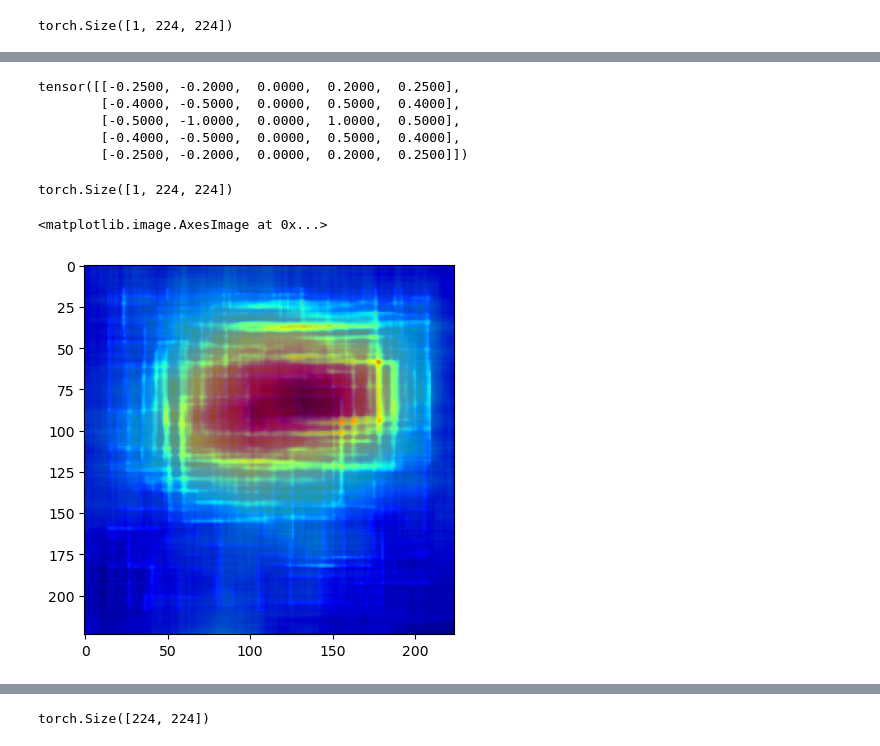
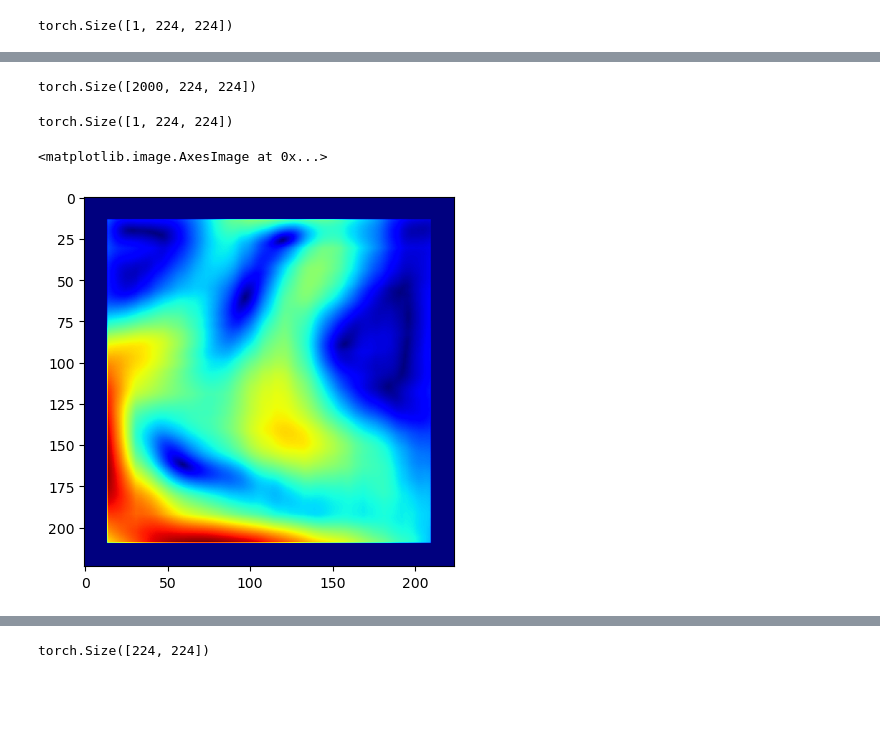
Before and after one commit to zivwhd/saliency, a Jupyter notebook: notebooks/pground.ipynb, the cells around one changed output, grey strips where cells are left out. Cells and saved outputs as stored; diff of their text form; code cells hidden in the pictures; blank space fills up the shorter version.

```diff
--- a/notebooks/pground.ipynb
+++ b/notebooks/pground.ipynb
@@ -142,28 +171,9 @@ showsal(sal[0].cpu(), img)
 # %%
 all_masks = torch.concat(simp.all_masks)
+
 all_masks.shape
-
-sobel_size=63
-ndist = 31
+# %% [output]
+torch.Size([2000, 224, 224])
-# %%
-## Prewitt Sobel and Scharr gradient 5x5 convolution matrices
-## Expansion and implementation of a 3x3 soble
-def gsobel(K):
-    arng = torch.arange(K, dtype=torch.float32)
-    offs = arng-arng.mean()
-    dist = offs.abs()
-    return torch.nan_to_num(offs / (dist.unsqueeze(0)**2 +  dist.unsqueeze(1)**2),0)
-
-sblx = gsobel(sobel_size)
-sblx = gsobel(5)
-sbly = sblx.transpose(0,1)
-sblx
-# %% [output]
-tensor([[-0.2500, -0.2000,  0.0000,  0.2000,  0.2500],
-        [-0.4000, -0.5000,  0.0000,  0.5000,  0.4000],
-        [-0.5000, -1.0000,  0.0000,  1.0000,  0.5000],
-        [-0.4000, -0.5000,  0.0000,  0.5000,  0.4000],
-        [-0.2500, -0.2000,  0.0000,  0.2000,  0.2500]])
 # %%
 import torch.nn.functional as F
 isal = sal.cpu()
@@ -173,14 +183,14 @@ cty = F.conv2d(isal.unsqueeze(0), sbly.unsqueeze(0).unsqueeze(0), padding="same"
 # %% [output]
 torch.Size([1, 224, 224])
 # %%
-grad = (ctx**2 + cty**2)
+grad = (ctx**2 + cty**2).sqrt()
 pad = 14
 zzz = torch.zeros(grad.shape)
 zzz[ pad:-pad, pad:-pad]=grad[ pad:-pad, pad:-pad]
 plt.imshow(zzz, cmap="jet")
-plt.imshow(isal[0], cmap="jet", alpha=0.6)
+#plt.imshow(isal[0], cmap="jet", alpha=0.6)
 # %% [output]
 <matplotlib.image.AxesImage at 0x...>
-[figure, old version]
+[figure, new version]
 # %%
 csz = (ctx**2 + cty**2).sqrt()
```
Also changed, not shown: parts of 18 cells of this notebook, 2 other files.
